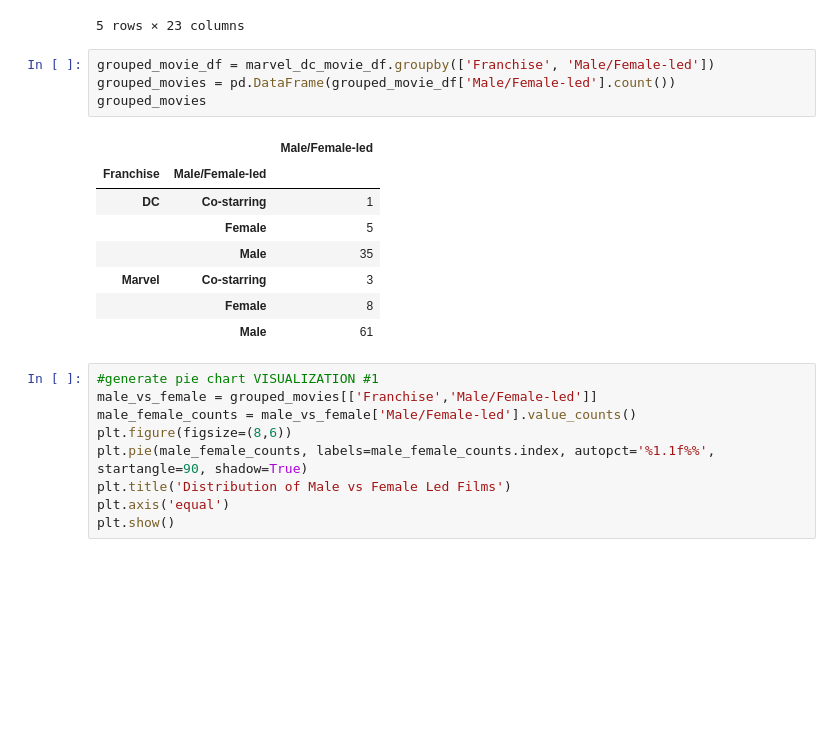
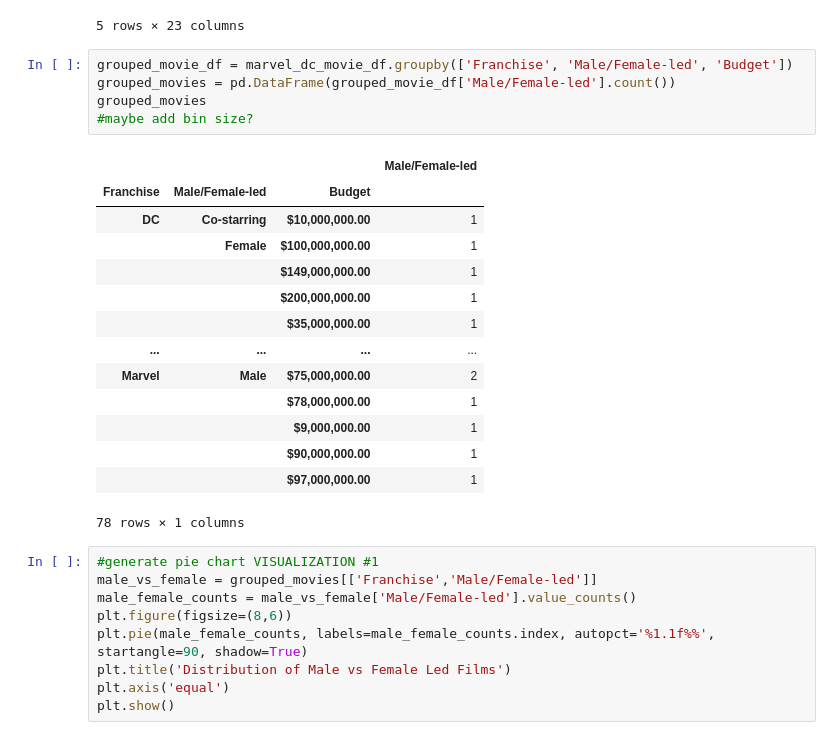
Before and after one commit to Nathan-Savage/project1, a Jupyter notebook: NA_Project1_notebook.ipynb, the cells around one changed output. Saved outputs shown, nothing was run; the diff lists cells and outputs as text; blank space fills up the shorter version.

```diff
--- a/NA_Project1_notebook.ipynb
+++ b/NA_Project1_notebook.ipynb
@@ -45,18 +45,25 @@ marvel_dc_movie_df.head()
 | 4 | Howard the Duck | 01/08/1986 | $16,295,774.00 | $21,667,000.00 | $37,962,774.00 | $37,000,000.00 | ... |
 5 rows × 23 columns
 # %%
-grouped_movie_df = marvel_dc_movie_df.groupby(['Franchise', 'Male/Female-led'])
+grouped_movie_df = marvel_dc_movie_df.groupby(['Franchise', 'Male/Female-led', 'Budget'])
 grouped_movies = pd.DataFrame(grouped_movie_df['Male/Female-led'].count())
 grouped_movies
+#maybe add bin size?
 # %% [output]
-|  |  | Male/Female-led |
-| Franchise | Male/Female-led |  |
-| DC | Co-starring | 1 |
-|  | Female | 5 |
-|  | Male | 35 |
-| Marvel | Co-starring | 3 |
-|  | Female | 8 |
-|  | Male | 61 |
+|  |  |  | Male/Female-led |
+| Franchise | Male/Female-led | Budget |  |
+| DC | Co-starring | $10,000,000.00 | 1 |
+|  | Female | $100,000,000.00 | 1 |
+|  |  | $149,000,000.00 | 1 |
+|  |  | $200,000,000.00 | 1 |
+|  |  | $35,000,000.00 | 1 |
+| ... | ... | ... | ... |
+| Marvel | Male | $75,000,000.00 | 2 |
+|  |  | $78,000,000.00 | 1 |
+|  |  | $9,000,000.00 | 1 |
+|  |  | $90,000,000.00 | 1 |
+|  |  | $97,000,000.00 | 1 |
+78 rows × 1 columns
 # %%
 #generate pie chart VISUALIZATION #1
 male_vs_female = grouped_movies[['Franchise','Male/Female-led']]
```
Also changed, not shown: parts of 2 cells of this notebook.
